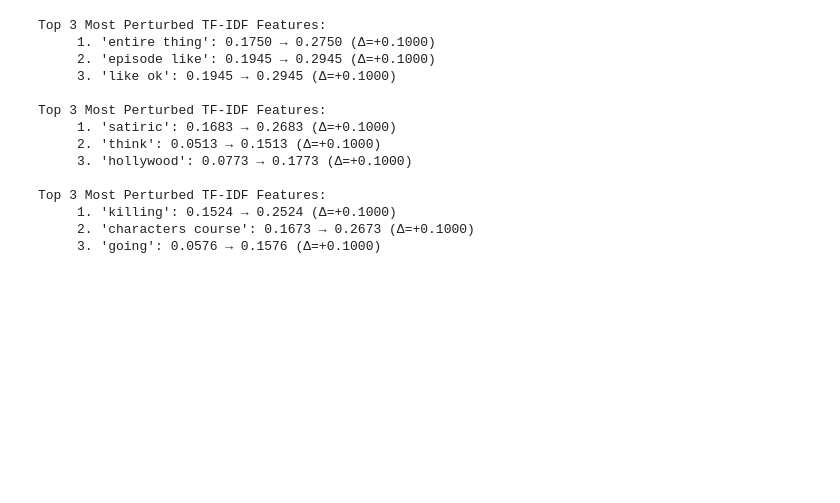
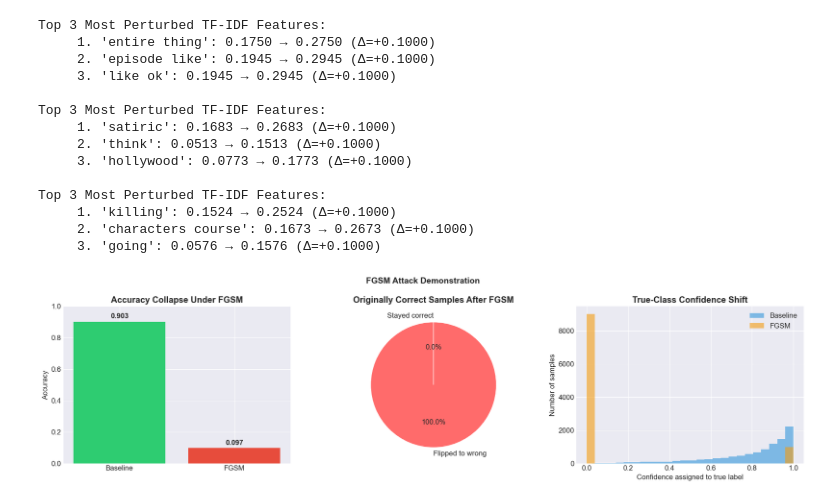
Before and after one commit to meskkkk/adversarial-text-attacks, a Jupyter notebook: adversarial text attacks.ipynb, the cells around one changed output. Saved outputs shown, nothing was run; the diff lists cells and outputs as text; code cells hidden in the pictures; blank space fills up the shorter version.

Commit message:
Added some plots for demonstration

```diff
--- a/adversarial text attacks.ipynb
+++ b/adversarial text attacks.ipynb
@@ -679,3 +679,44 @@ Top 3 Most Perturbed TF-IDF Features:
      1. 'killing': 0.1524 → 0.2524 (Δ=+0.1000)
      2. 'characters course': 0.1673 → 0.2673 (Δ=+0.1000)
      3. 'going': 0.0576 → 0.1576 (Δ=+0.1000)
+# %%
+# Visual demonstration of FGSM impact: accuracy drop, flip rate, and confidence shift.
+fig, axes = plt.subplots(1, 3, figsize=(18, 5))
+
+# 1) Baseline vs adversarial accuracy.
+base_acc = (base_pred == y_test).mean()
+axes[0].bar(["Baseline", "FGSM"], [base_acc, fgsm_acc], color=["#2ecc71", "#e74c3c"])
+axes[0].set_ylim(0, 1)
+axes[0].set_title("Accuracy Collapse Under FGSM", fontweight="bold")
+axes[0].set_ylabel("Accuracy")
+for i, v in enumerate([base_acc, fgsm_acc]):
+    axes[0].text(i, v + 0.02, f"{v:.3f}", ha="center", fontweight="bold")
+
+# 2) What happened to originally correct predictions.
+flip_count = becomes_wrong.sum()
+still_correct = ((fgsm_pred == y_test) & orig_correct).sum()
+axes[1].pie(
+    [flip_count, still_correct],
+    labels=["Flipped to wrong", "Stayed correct"],
+    colors=["#ff6b6b", "#4ecdc4"],
+    autopct="%1.1f%%",
+    startangle=90,
+    wedgeprops={"edgecolor": "white"},
+)
+axes[1].set_title("Originally Correct Samples After FGSM", fontweight="bold")
+
+# 3) Confidence on the true class before vs after attack.
+base_true_conf = np.where(y_test == 1, base_proba[:, 1], base_proba[:, 0])
+fgsm_true_conf = np.where(y_test == 1, fgsm_proba[:, 1], fgsm_proba[:, 0])
+axes[2].hist(base_true_conf, bins=25, alpha=0.6, label="Baseline", color="#3498db")
+axes[2].hist(fgsm_true_conf, bins=25, alpha=0.6, label="FGSM", color="#f39c12")
+axes[2].set_title("True-Class Confidence Shift", fontweight="bold")
+axes[2].set_xlabel("Confidence assigned to true label")
+axes[2].set_ylabel("Number of samples")
+axes[2].legend()
+
+plt.suptitle("FGSM Attack Demonstration", fontsize=14, fontweight="bold")
+plt.tight_layout()
+plt.show()
+# %% [output]
+[figure, added]
```
